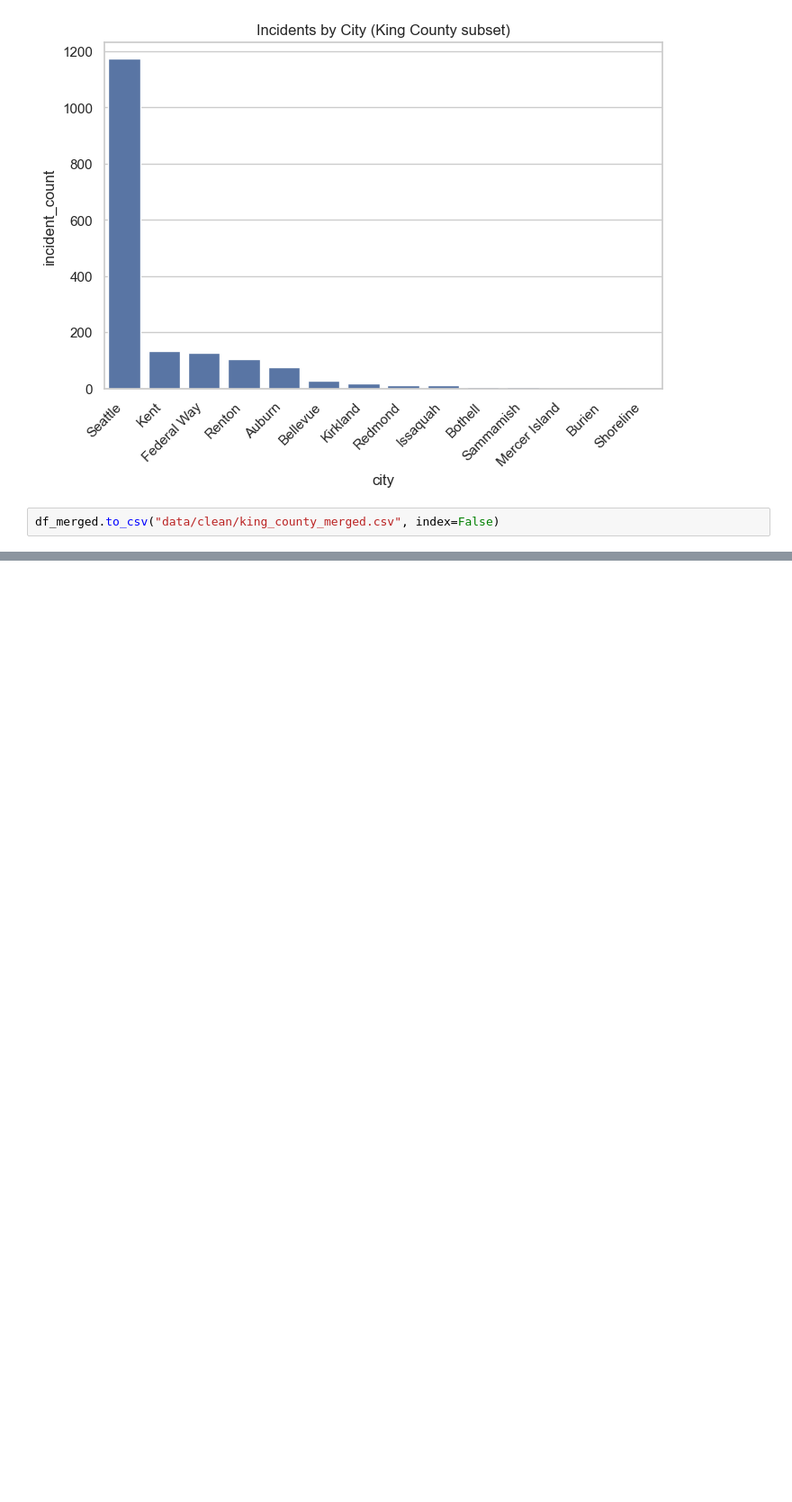
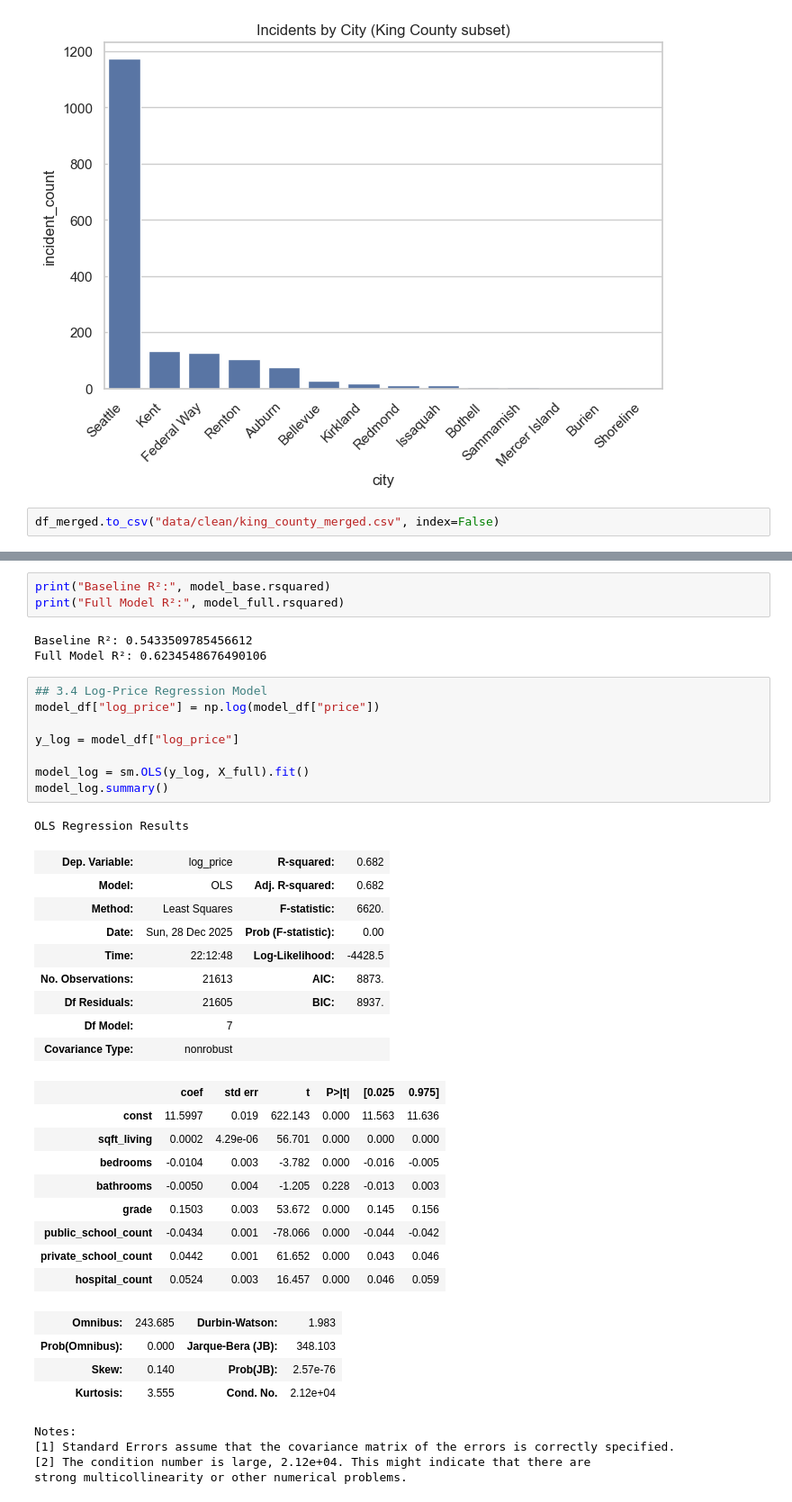
Before and after one commit to denizbarankarasu/livability-houseprice-usa, a Jupyter notebook: notebooks/01_eda.ipynb, the cells around one changed output, grey strips where cells are left out. Shown: that part at 90% size. Cells and saved outputs as stored; diff of their text form; blank space fills up the shorter version.

```diff
--- a/notebooks/01_eda.ipynb
+++ b/notebooks/01_eda.ipynb
@@ -337,0 +441,42 @@ df_merged.to_csv("data/clean/king_county_merged.csv", index=False)
+# %%
+print("Baseline R²:", model_base.rsquared)
+print("Full Model R²:", model_full.rsquared)
+# %% [output]
+Baseline R²: 0.5433509785456612
+Full Model R²: 0.6234548676490106
+# %%
+## 3.4 Log-Price Regression Model
+model_df["log_price"] = np.log(model_df["price"])
+
+y_log = model_df["log_price"]
+
+model_log = sm.OLS(y_log, X_full).fit()
+model_log.summary()
+# %% [output]
+OLS Regression Results
+| Dep. Variable: | log_price | R-squared: | 0.682 |
+| Model: | OLS | Adj. R-squared: | 0.682 |
+| Method: | Least Squares | F-statistic: | 6620. |
+| Date: | Sun, 28 Dec 2025 | Prob (F-statistic): | 0.00 |
+| Time: | 22:12:48 | Log-Likelihood: | -4428.5 |
+| No. Observations: | 21613 | AIC: | 8873. |
+| Df Residuals: | 21605 | BIC: | 8937. |
+| Df Model: | 7 |  |  |
+| Covariance Type: | nonrobust |  |  |
+|  | coef | std err | t | P>|t| | [0.025 | 0.975] |
+| const | 11.5997 | 0.019 | 622.143 | 0.000 | 11.563 | 11.636 |
+| sqft_living | 0.0002 | 4.29e-06 | 56.701 | 0.000 | 0.000 | 0.000 |
+| bedrooms | -0.0104 | 0.003 | -3.782 | 0.000 | -0.016 | -0.005 |
+| bathrooms | -0.0050 | 0.004 | -1.205 | 0.228 | -0.013 | 0.003 |
+| grade | 0.1503 | 0.003 | 53.672 | 0.000 | 0.145 | 0.156 |
+| public_school_count | -0.0434 | 0.001 | -78.066 | 0.000 | -0.044 | -0.042 |
+| private_school_count | 0.0442 | 0.001 | 61.652 | 0.000 | 0.043 | 0.046 |
+| hospital_count | 0.0524 | 0.003 | 16.457 | 0.000 | 0.046 | 0.059 |
+| Omnibus: | 243.685 | Durbin-Watson: | 1.983 |
+| Prob(Omnibus): | 0.000 | Jarque-Bera (JB): | 348.103 |
+| Skew: | 0.140 | Prob(JB): | 2.57e-76 |
+| Kurtosis: | 3.555 | Cond. No. | 2.12e+04 |
+Notes:
+[1] Standard Errors assume that the covariance matrix of the errors is correctly specified.
+[2] The condition number is large, 2.12e+04. This might indicate that there are
+strong multicollinearity or other numerical problems.
```
Also changed, not shown: parts of 14 cells of this notebook.
